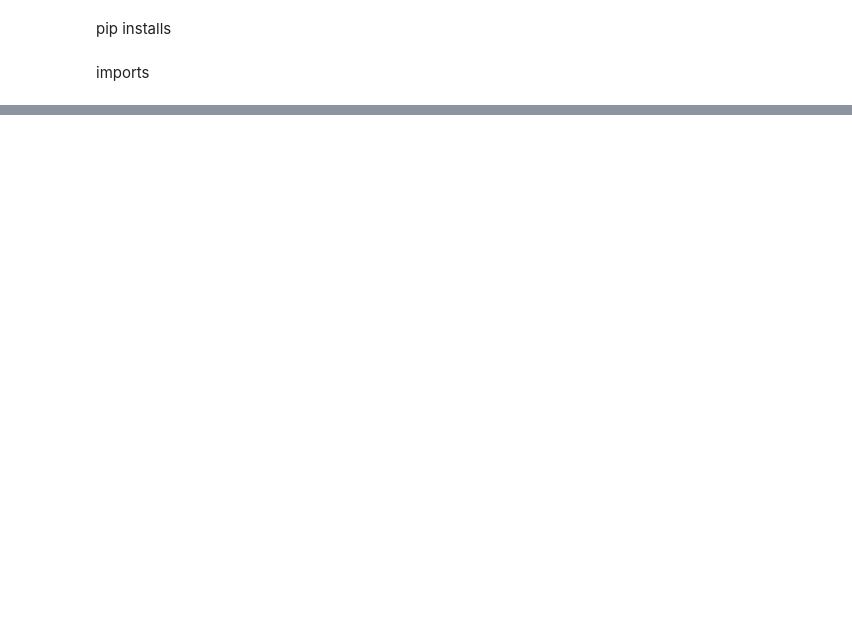
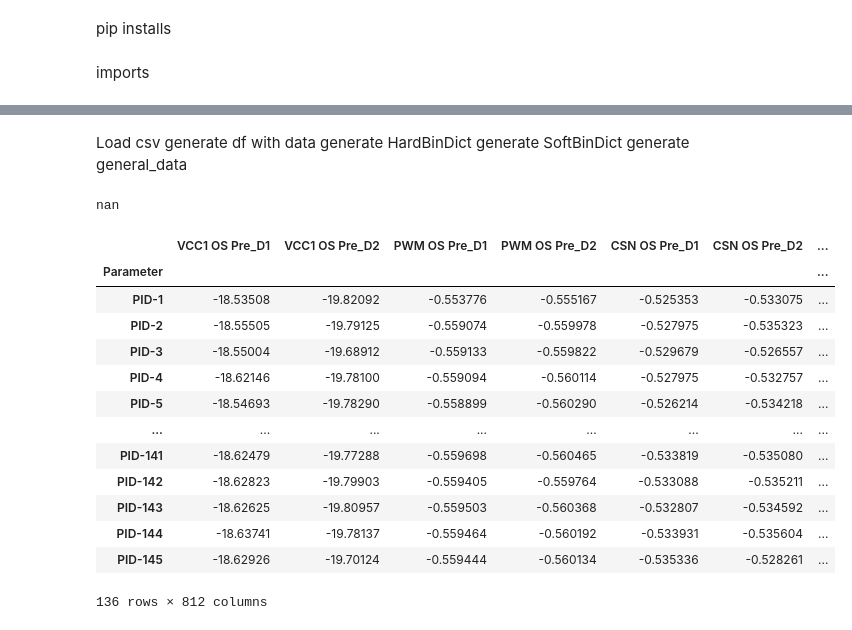
Before and after one commit to codergufo/TestMuncher, a Jupyter notebook: testmuncher.ipynb, the cells around one changed output, grey strips where cells are left out. Drawn from its saved outputs; the diff is of its cells as text; code cells hidden in the pictures; blank space fills up the shorter version.

```diff
--- a/testmuncher.ipynb
+++ b/testmuncher.ipynb
@@ -64,0 +32,34 @@ pendiente:
+# %%
+
+data_start_label='Parameter'
+Parameter_data_rows = ['Unit','HighL','LowL','Tests#','Patterns']
+HardBinDictName='HardBinName'
+SoftBinDictName='SoftBinName'
+header_rows_drop = 4
+datatypes_per_unit = {
+    'VOLTS':'float64',
+    'Ohms':'float64',
+    'V':'float64',
+    'uSECONDS':'float64',
+    'mAMPS':'float64',
+    ' ':'float64',
+    'code':'int64',
+    'C':'float64',
+    'LSB':'float64',
+    'deg':'float64',
+    'PF':'float64',
+    'KHERTZ':'float64',
+    'MHERTZ':'float64',
+    'KkHz':'float64',
+    '%':'float64',
+    'uAMPS':'float64',
+    'nnA':'float64',
+    'nAMPS':'float64'}
+testdatacols=[' SBIN','HBIN','DIE_X','DIE_Y','SITE','TIME','TOTAL_TESTS','LOT_ID','WAFER_ID']
+confdict={'data_start_label':data_start_label,'Parameter_data_rows':Parameter_data_rows,'testdatacols':testdatacols,'HardBinDictName':HardBinDictName,'SoftBinDictName':SoftBinDictName,'datatypes_per_unit':datatypes_per_unit}
+# %% [markdown]
+Load csv
+generate df with data
+generate HardBinDict
+generate SoftBinDict
+generate general_data
@@ -64,0 +106,30 @@ pendiente:
+# %%
+file_location1 = "C:/Users/ggrinberg/Downloads/QR6129X1.csv"
+file_location2 = "C:/Users/ggrinberg/Downloads/QH6129X2.csv"
+file_location3 = "C:/Users/ggrinberg/Downloads/QR6129X3.csv"
+file_location4 = "C:/Users/ggrinberg/Downloads/QH6129X4.csv"
+(df1, general_data1 ,dfpardata1, dftestdata1, HardBinDict, SoftBinDict) = load_data (file_location1, confdict)
+(df2, general_data2 ,dfpardata2, dftestdata2, HardBinDict, SoftBinDict) = load_data (file_location2, confdict)
+(df3, general_data3 ,dfpardata3, dftestdata3, HardBinDict, SoftBinDict) = load_data (file_location3, confdict)
+(df4, general_data4 ,dfpardata4, dftestdata4, HardBinDict, SoftBinDict) = load_data (file_location4, confdict)
+# %%
+df3['SENT Trigger Threshold L Code 0_D1']['PID-120']
+# %% [output]
+nan
+# %%
+df1
+# %% [output]
+|  | VCC1 OS Pre_D1 | VCC1 OS Pre_D2 | PWM OS Pre_D1 | PWM OS Pre_D2 | CSN OS Pre_D1 | CSN OS Pre_D2 | ... |
+| Parameter |  |  |  |  |  |  | ... |
+| PID-1 | -18.53508 | -19.82092 | -0.553776 | -0.555167 | -0.525353 | -0.533075 | ... |
+| PID-2 | -18.55505 | -19.79125 | -0.559074 | -0.559978 | -0.527975 | -0.535323 | ... |
+| PID-3 | -18.55004 | -19.68912 | -0.559133 | -0.559822 | -0.529679 | -0.526557 | ... |
+| PID-4 | -18.62146 | -19.78100 | -0.559094 | -0.560114 | -0.527975 | -0.532757 | ... |
+| PID-5 | -18.54693 | -19.78290 | -0.558899 | -0.560290 | -0.526214 | -0.534218 | ... |
+| ... | ... | ... | ... | ... | ... | ... | ... |
+| PID-141 | -18.62479 | -19.77288 | -0.559698 | -0.560465 | -0.533819 | -0.535080 | ... |
+| PID-142 | -18.62823 | -19.79903 | -0.559405 | -0.559764 | -0.533088 | -0.535211 | ... |
+| PID-143 | -18.62625 | -19.80957 | -0.559503 | -0.560368 | -0.532807 | -0.534592 | ... |
+| PID-144 | -18.63741 | -19.78137 | -0.559464 | -0.560192 | -0.533931 | -0.535604 | ... |
+| PID-145 | -18.62926 | -19.70124 | -0.559444 | -0.560134 | -0.535336 | -0.528261 | ... |
+136 rows × 812 columns
```
Also changed, not shown: parts of 12 cells of this notebook.
